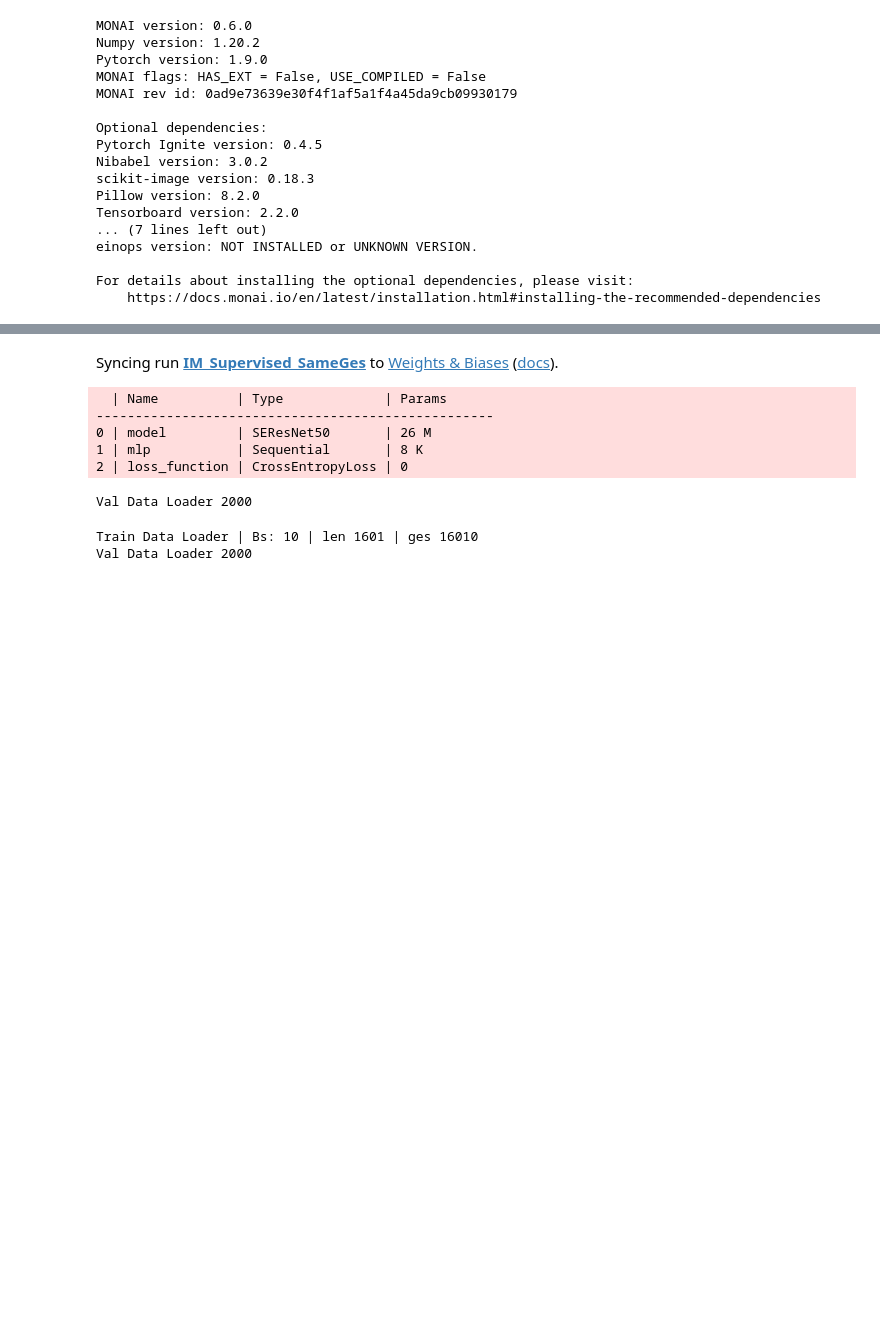
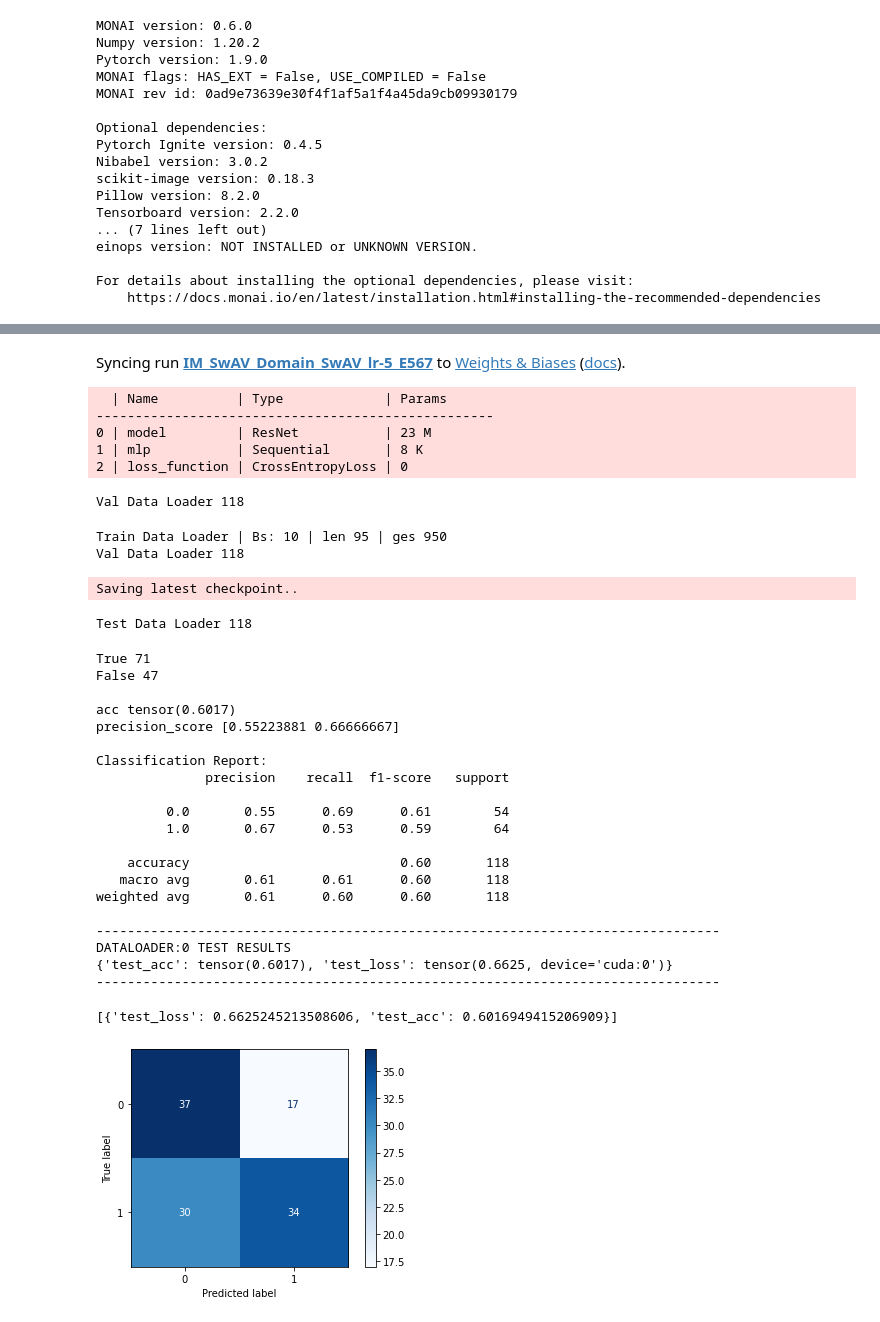
Before and after one commit to Wolfda95/lightning-bolts, a Jupyter notebook: pl_bolts/models/self_supervised/swav/2D_Downstream_ribfrac.ipynb, the cells around one changed output, grey strips where cells are left out. Saved outputs shown, nothing was run; the diff lists cells and outputs as text; code cells hidden in the pictures; blank space fills up the shorter version.

Commit message:
Ribfrac: cutout

```diff
--- a/pl_bolts/models/self_supervised/swav/2D_Downstream_ribfrac.ipynb
+++ b/pl_bolts/models/self_supervised/swav/2D_Downstream_ribfrac.ipynb
@@ -269,33 +270,33 @@ class MedNISTDataset(torch.utils.data.Dataset):
 
 # # Mögl2:
 # -> Ohne Vortrainiertes MLP von SwAV, hängt einfach ein einzelnes Linear Layer dran um auf Anzahl Klassen zu kommen
-#res_model = resnet_models.__dict__["resnet50"](output_dim=n_classes)
+res_model = resnet_models.__dict__["resnet50"](output_dim=n_classes)
 # -> unten: x = self.mlp(x) weg!!!!!!!!!!!!!
 
 # SEResNet50 Monai (ImageNet PreTrain)
-res_model = SEResNet50(spatial_dims=2, in_channels=3, layers=(3, 4, 6, 3), groups=1, reduction=16, dropout_prob=0.0, inplanes=64, downsample_kernel_size=1, input_3x3=False, pretrained=True, progress=True, num_classes=n_classes)
+#res_model = SEResNet50(spatial_dims=2, in_channels=3, layers=(3, 4, 6, 3), groups=1, reduction=16, dropout_prob=0.0, inplanes=64, downsample_kernel_size=1, input_3x3=False, pretrained=True, progress=True, num_classes=n_classes)
 
 # Geht nicht:
 # convert batch norm layers
 #res_model = torch.nn.SyncBatchNorm.convert_sync_batchnorm(res_model)
 
 
-# Vortrainierte Gewichte Laden -----------------------------------------------------------------------------
-# state_dict = torch.load(pretrained_weights)  #pretrained_weights
-# if "state_dict" in state_dict:
-#     state_dict = state_dict["state_dict"]
+# Vortrainierte Gewichte Laden --------------------------------------------------------------------------------
+state_dict = torch.load(pretrained_weights)  #pretrained_weights
+if "state_dict" in state_dict:
+    state_dict = state_dict["state_dict"]
 
-# # remove prefixe "module." or "model."
-# #Checkpoints als 'model.conv1.weight' gespeichert und Netzs als 'conv1.weight' -> model. entfernen
-# state_dict = {k.replace("model.", ""): v for k, v in state_dict.items()} # Meine Checkpoints (model)
-# #state_dict = {k.replace("module.", ""): v for k, v in state_dict.items()} # ImageNet PreTrian von swav (module)
-# #print(state_dict.items())
+# remove prefixe "module." or "model."
+#Checkpoints als 'model.conv1.weight' gespeichert und Netzs als 'conv1.weight' -> model. entfernen
+state_dict = {k.replace("model.", ""): v for k, v in state_dict.items()} # Meine Checkpoints (model)
+#state_dict = {k.replace("module.", ""): v for k, v in state_dict.items()} # ImageNet PreTrian von swav (module)
+#print(state_dict.items())
 
-# for k, v in res_model.state_dict().items():
-#     if k not in list(state_dict):
-#         print('key "{}" could not be found in provided state dict'.format(k))
-#     elif state_dict[k].shape != v.shape:
-#         print('key "{}" is of different shape in model and provided state dict'.format(k))
-#         state_dict[k] = v
-# msg = res_model.load_state_dict(state_dict, strict=False)
-# print("Load pretrained model with msg: {}".format(msg))
+for k, v in res_model.state_dict().items():
+    if k not in list(state_dict):
+        print('key "{}" could not be found in provided state dict'.format(k))
+    elif state_dict[k].shape != v.shape:
+        print('key "{}" is of different shape in model and provided state dict'.format(k))
+        state_dict[k] = v
+msg = res_model.load_state_dict(state_dict, strict=False)
+print("Load pretrained model with msg: {}".format(msg))
@@ -581,7 +588,7 @@ log_dir = os.path.join(root_dir, "save", "model_" + Model, "logs") # tensorboard
 checkpoint_dir = os.path.join(root_dir, "save", "model_" + Model, "versuch_" + Versuch) # model
 
 # weights and biases
-wandb_logger = WandbLogger(name=Versuch, project="swav_ribfrac_downstream", save_dir=checkpoint_dir)
+wandb_logger = WandbLogger(project=Model, name=Versuch, tags = wandb_tag, save_dir=checkpoint_dir)
 
 # tensorboard loggers speichern
 tb_logger = pytorch_lightning.loggers.TensorBoardLogger(save_dir=log_dir) # macht jedes mal ein neuen Ordner auf (logs-default-version*[0,1,2...])
@@ -592,9 +599,12 @@ checkpoint_callback = ModelCheckpoint( #  macht jedes mal ein neuen Ordner auf (
     save_last = True, # Speichert den Stand der letzten Epoche des Trainings (Name: last.ckpt)
     save_top_k=100, # Speichert den Stand der k=2 besten Epochen [bester val loss] des Trainings (Name: epoch=*-val_loss=*.ckpt)
 )
+#############################################################################################################################################################
+# ToDo
+logger_callback = ...
+# File callbacks, ... kopieren
 
 # Info Speichern
-
 torch.save(info, checkpoint_dir + "/info.pt")
 
 
@@ -623,10 +633,34 @@ wandb: wandb version 0.12.17 is available!  To upgrade, please run:
 wandb:  $ pip install wandb --upgrade
-Syncing run IM_Supervised_SameGes to Weights & Biases (docs).
+Syncing run IM_SwAV_Domain_SwAV_lr-5_E567 to Weights & Biases (docs).
   | Name          | Type             | Params
 ---------------------------------------------------
-0 | model         | SEResNet50       | 26 M
+0 | model         | ResNet           | 23 M
 1 | mlp           | Sequential       | 8 K
 2 | loss_function | CrossEntropyLoss | 0
-Val Data Loader 2000
+Val Data Loader 118
-Train Data Loader | Bs: 10 | len 1601 | ges 16010
-Val Data Loader 2000
+Train Data Loader | Bs: 10 | len 95 | ges 950
+Val Data Loader 118
+Saving latest checkpoint..
+Test Data Loader 118
+True 71
+False 47
+
+acc tensor(0.6017)
+precision_score [0.55223881 0.66666667]
+
+Classification Report:
+              precision    recall  f1-score   support
+
+         0.0       0.55      0.69      0.61        54
+         1.0       0.67      0.53      0.59        64
+
+    accuracy                           0.60       118
+   macro avg       0.61      0.61      0.60       118
+weighted avg       0.61      0.60      0.60       118
+
+--------------------------------------------------------------------------------
+DATALOADER:0 TEST RESULTS
+{'test_acc': tensor(0.6017), 'test_loss': tensor(0.6625, device='cuda:0')}
+--------------------------------------------------------------------------------
+[{'test_loss': 0.6625245213508606, 'test_acc': 0.6016949415206909}]
+[figure, added]
```
Also changed, not shown: parts of 11 cells of this notebook, 12 other files.
